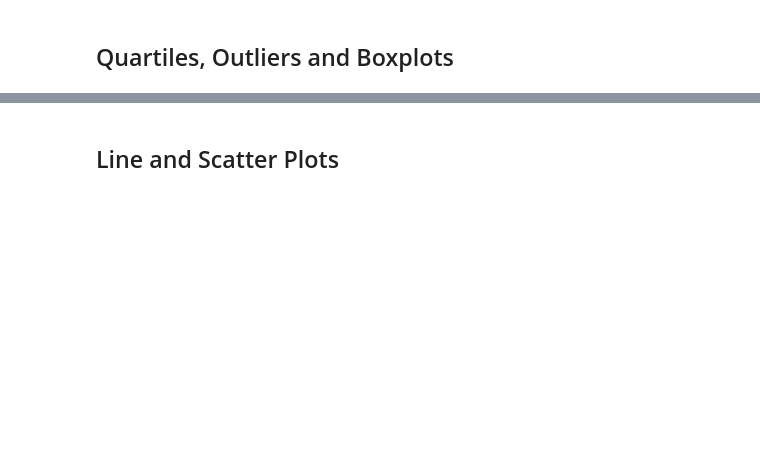
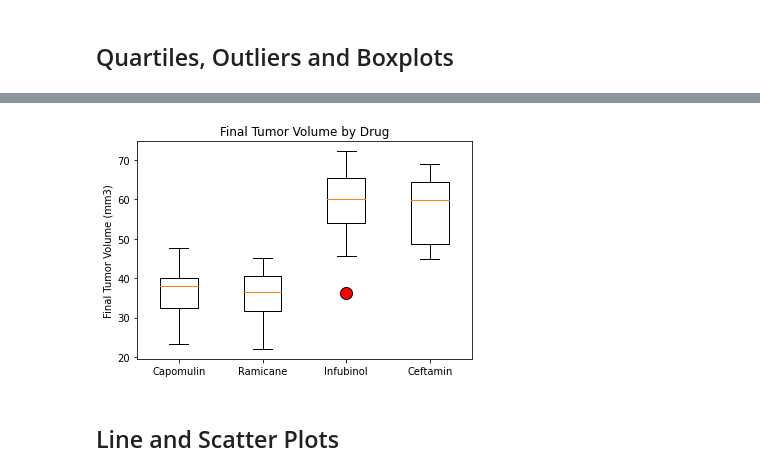
Before and after one commit to LiteshSamji/Matplotlib-Pymaceuticals, a Jupyter notebook: pymaceuticals_starter.ipynb, the cells around one changed output, grey strips where cells are left out. Drawn from its saved outputs; the diff is of its cells as text; code cells hidden in the pictures; blank space fills up the shorter version.

```diff
--- a/pymaceuticals_starter.ipynb
+++ b/pymaceuticals_starter.ipynb
@@ -165,6 +194,9 @@ Text(0, 0.5, '')
 # Capomulin, Ramicane, Infubinol, and Ceftamin
 
 # Start by getting the last (greatest) timepoint for each mouse
-
+max_tp_df = pd.DataFrame(clean_df.groupby('Mouse ID')['Timepoint'].max().sort_values()).reset_index().rename(columns={'Timepoint': 'Max Timepoint'})
+max_tp_df
 
 # Merge this group df with the original dataframe to get the tumor volume at the last timepoint
+merged_df = pd.merge(clean_df, max_tp_df, on='Mouse ID')
+merged_df.head()
@@ -171,17 +210,38 @@ Text(0, 0.5, '')
 # %%
 # Put treatments into a list for for loop (and later for plot labels)
-
+drugs = ['Capomulin', 'Ramicane', 'Infubinol', 'Ceftamin']
 
 # Create empty list to fill with tumor vol data (for plotting)
-
+tumor_values = []
 
 # Calculate the IQR and quantitatively determine if there are any potential outliers.
 
+for drug in drugs:
+
+    temp_df = merged_df.loc[merged_df['Drug Regimen'] == drug]
+
+    # Create subset dataframes that narrow down to rows only containing the final timepoint for each regimen
+    final_volume_df = temp_df.loc[temp_df['Timepoint'] == temp_df['Max Timepoint']]
+
 
     # Locate the rows which contain mice on each drug and get the tumor volumes
+    values = final_volume_df['Tumor Volume (mm3)']
+    tumor_values.append(values)
 
+    # Calculate and print the interquartile range (IQR) for each regimen
+    quartiles = values.quantile([.25,.5,.75])
+    lowerq = quartiles[0.25]
+    upperq = quartiles[0.75]
+    iqr = upperq-lowerq
+    print(f'IQR for {drug}: {iqr}')
 
-    # add subset
-
+    # Find upper and lower bounds to help identify outliers for each regimen
+    lower_bound = lowerq - (1.5*iqr)
+    upper_bound = upperq + (1.5*iqr)
+    print(f'Lower Bound for {drug}: {lower_bound}')
+    print(f'Upper Bound for {drug}: {upper_bound}')
 
     # Determine outliers using upper and lower bounds
+    outliers_count = (values.loc[(final_volume_df['Tumor Volume (mm3)'] >= upper_bound) |
+                                        (final_volume_df['Tumor Volume (mm3)'] <= lower_bound)]).count()
+    print(f'Number of {drug} outliers: {outliers_count}')
@@ -188,4 +265,17 @@ Text(0, 0.5, '')
 # %%
 # Generate a box plot of the final tumor volume of each mouse across four regimens of interest
+orange_out = dict(markerfacecolor='red',markersize=12)
+
+# Plot boxplot
+plt.boxplot(tumor_values, flierprops=orange_out)
+
+# Add title and labels to boxplot
+plt.title('Final Tumor Volume by Drug')
+plt.ylabel('Final Tumor Volume (mm3)')
+plt.xticks([1, 2, 3, 4], ['Capomulin', 'Ramicane', 'Infubinol', 'Ceftamin'])
+
+plt.show()
+# %% [output]
+[figure, added]
 # %% [markdown]
 ## Line and Scatter Plots
```
Also changed, not shown: parts of 12 cells of this notebook.
